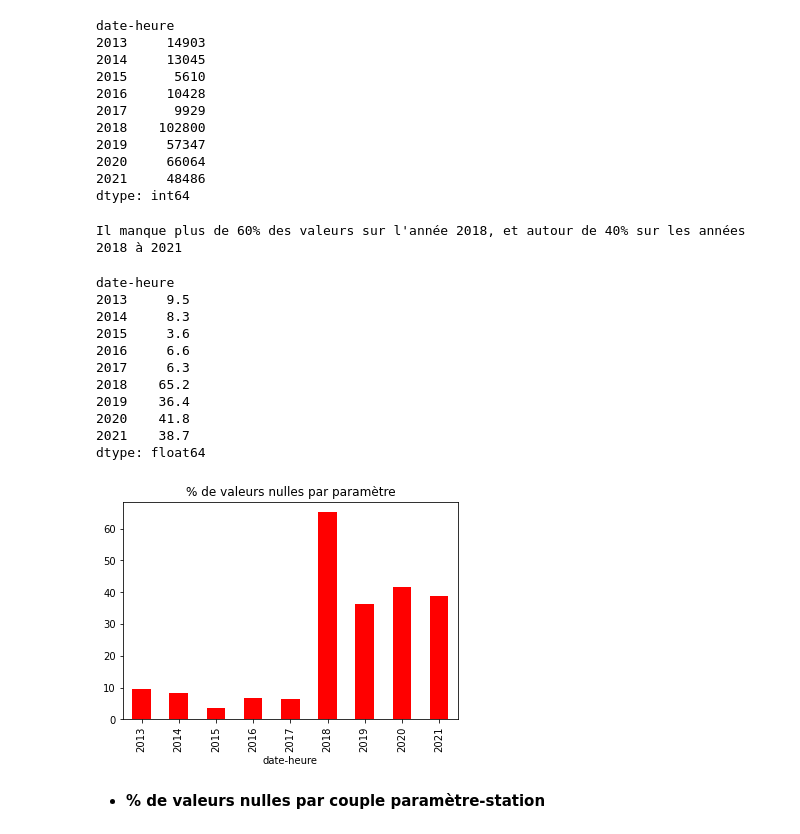
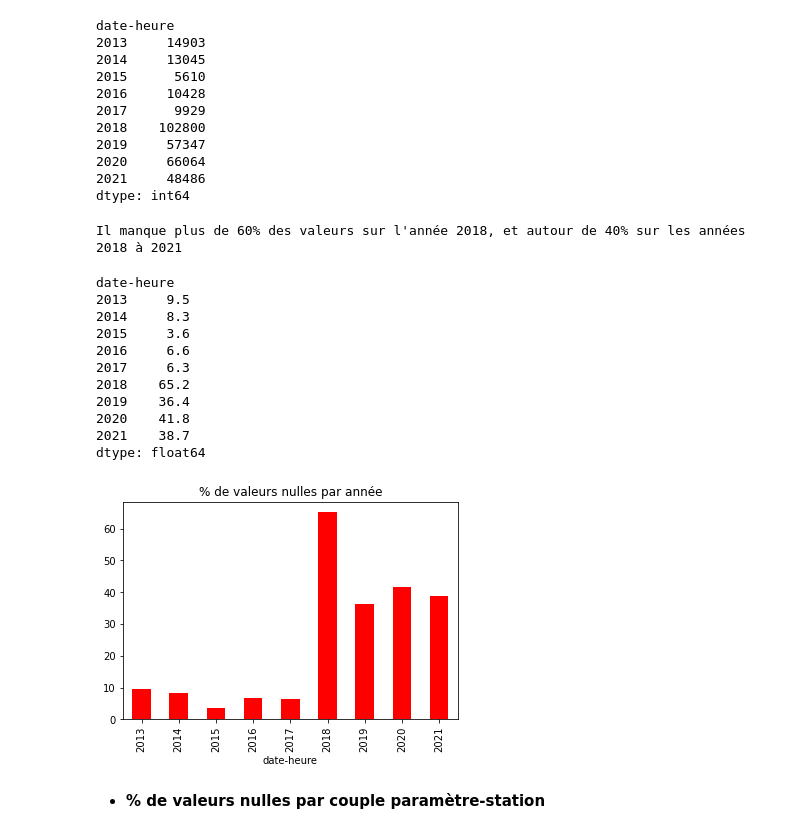
Before and after one commit to tajulien/MSBGD-SD701-BigDataMining, a Jupyter notebook: u- lulu/2.Explore_df_air.ipynb, the cells around one changed output. Drawn from its saved outputs; the diff is of its cells as text; code cells hidden in the pictures.

```diff
--- a/u- lulu/2.Explore_df_air.ipynb
+++ b/u- lulu/2.Explore_df_air.ipynb
@@ -169,23 +171,23 @@ dtype: int64
 # %%
 count_null=df_air_global.isnull().groupby(df_air_global.index.get_level_values('date-heure').year).sum().sum(axis=1).div(df_air_global.groupby(df_air_global.index.get_level_values('date-heure').year).size()*df_air_global.shape[1])
 count_null=round(count_null*100,1)
-count_null.plot.bar(title="% de valeurs nulles par paramètre",color='r')
+count_null.plot.bar(title="% de valeurs nulles par année",color='r')
 print("Il manque plus de 60% des valeurs sur l'année 2018, et autour de 40% sur les années 2018 à 2021")
 count_null
 # %% [output]
 Il manque plus de 60% des valeurs sur l'année 2018, et autour de 40% sur les années 2018 à 2021
 date-heure
 2013     9.5
 2014     8.3
 2015     3.6
 2016     6.6
 2017     6.3
 2018    65.2
 2019    36.4
 2020    41.8
 2021    38.7
 dtype: float64
-[figure, old version]
+[figure, new version]
 # %% [markdown]
 - **% de valeurs nulles par couple paramètre-station**
 # %%
```
Also changed, not shown: parts of 60 cells of this notebook, 27 other files.
